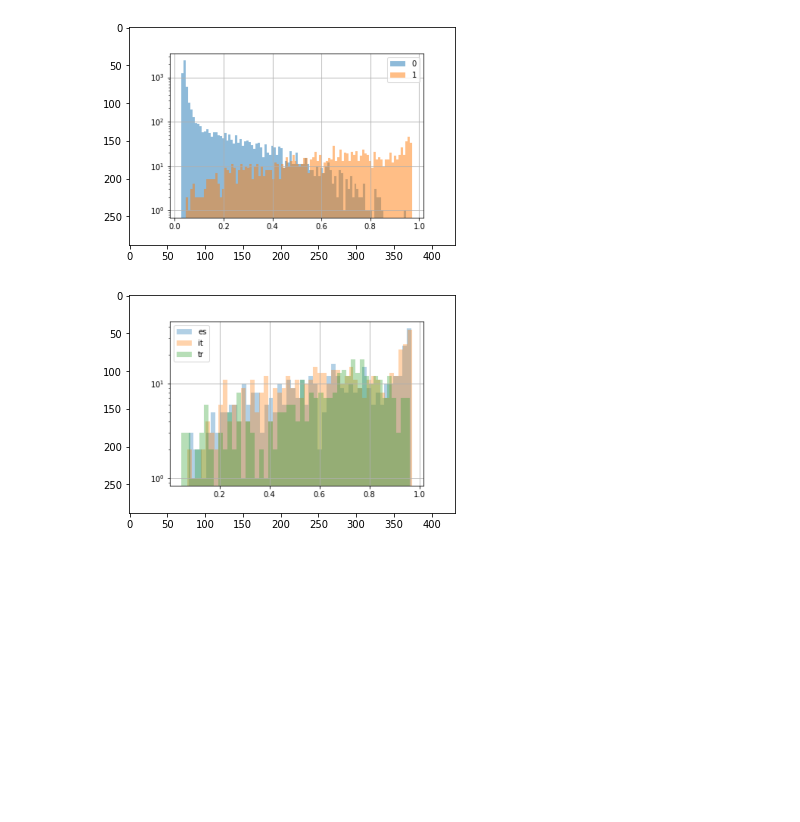
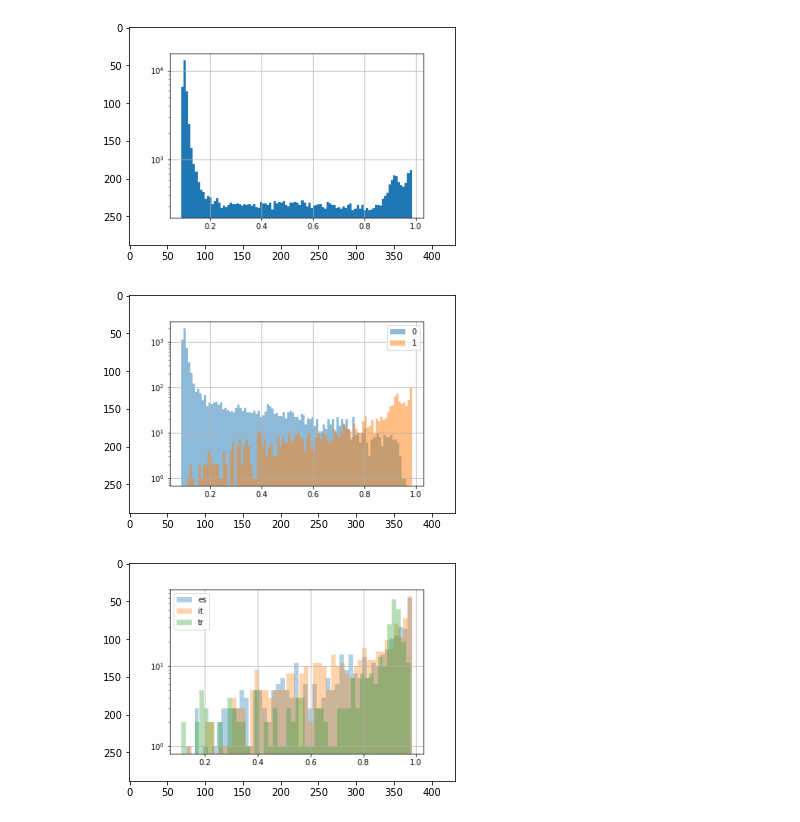
Before and after one commit to henrique/jigsaw20, a Jupyter notebook: restore.ipynb, the cells around one changed output. Drawn from its saved outputs; the diff is of its cells as text; code cells hidden in the pictures; blank space fills up the shorter version.

```diff
--- a/restore.ipynb
+++ b/restore.ipynb
@@ -222,13 +165,17 @@ auc                                                       0.964198
 # %%
 import matplotlib.pyplot as plt
 import matplotlib.image as mpimg
+img = mpimg.imread('sub_hist.png')
+_ = plt.imshow(img)
+plt.show()
 img = mpimg.imread('valid_hist.png')
 _ = plt.imshow(img)
 plt.show()
 img = mpimg.imread('valid_toxic_hist.png')
 _ = plt.imshow(img)
 # %% [output]
-[figure, old version]
+[figure, new version]
-[figure, old version]
+[figure, new version]
+[figure, added]
 # %%
 # import pdb; pdb.pm()
```
Also changed, not shown: parts of 3 cells of this notebook, 3 other files.
